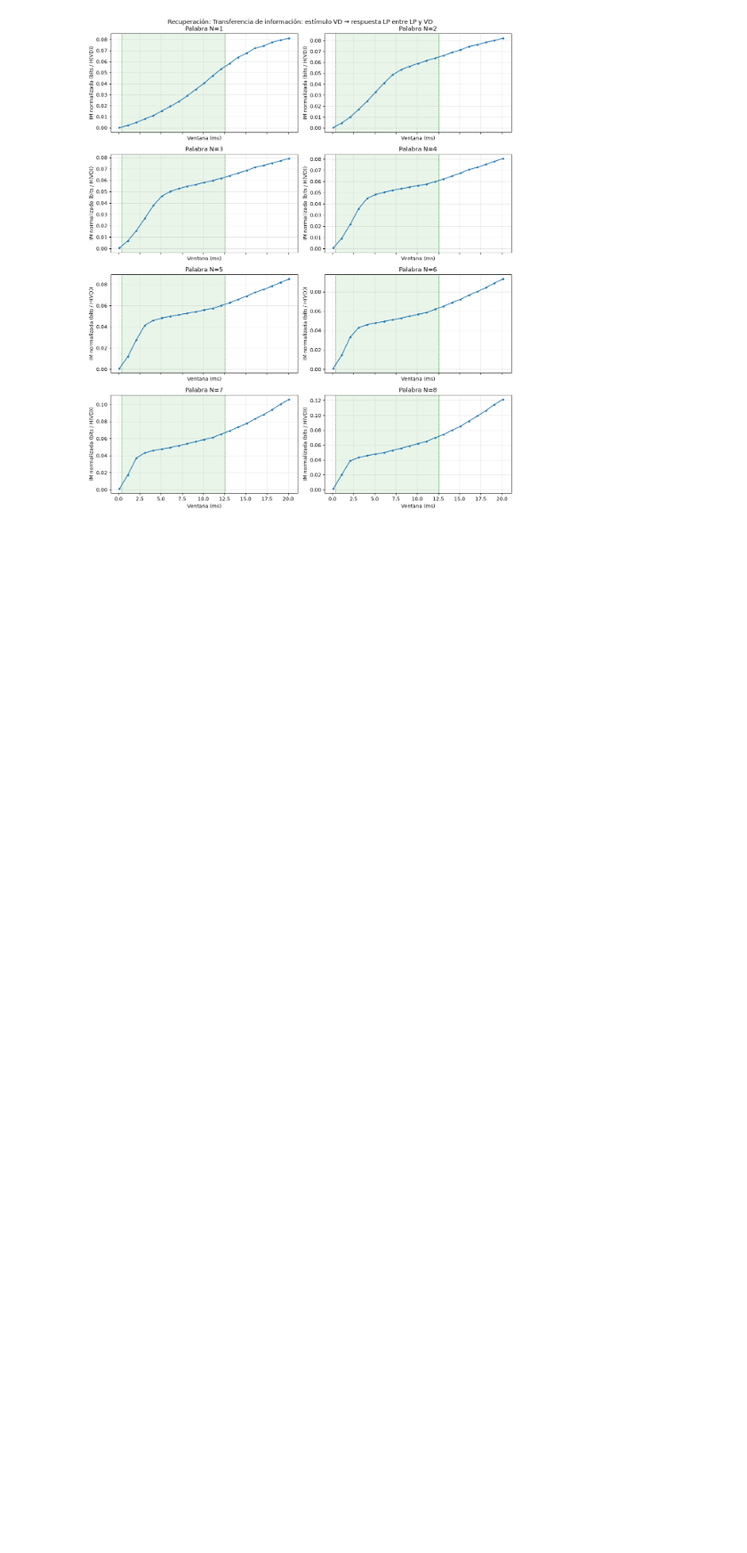
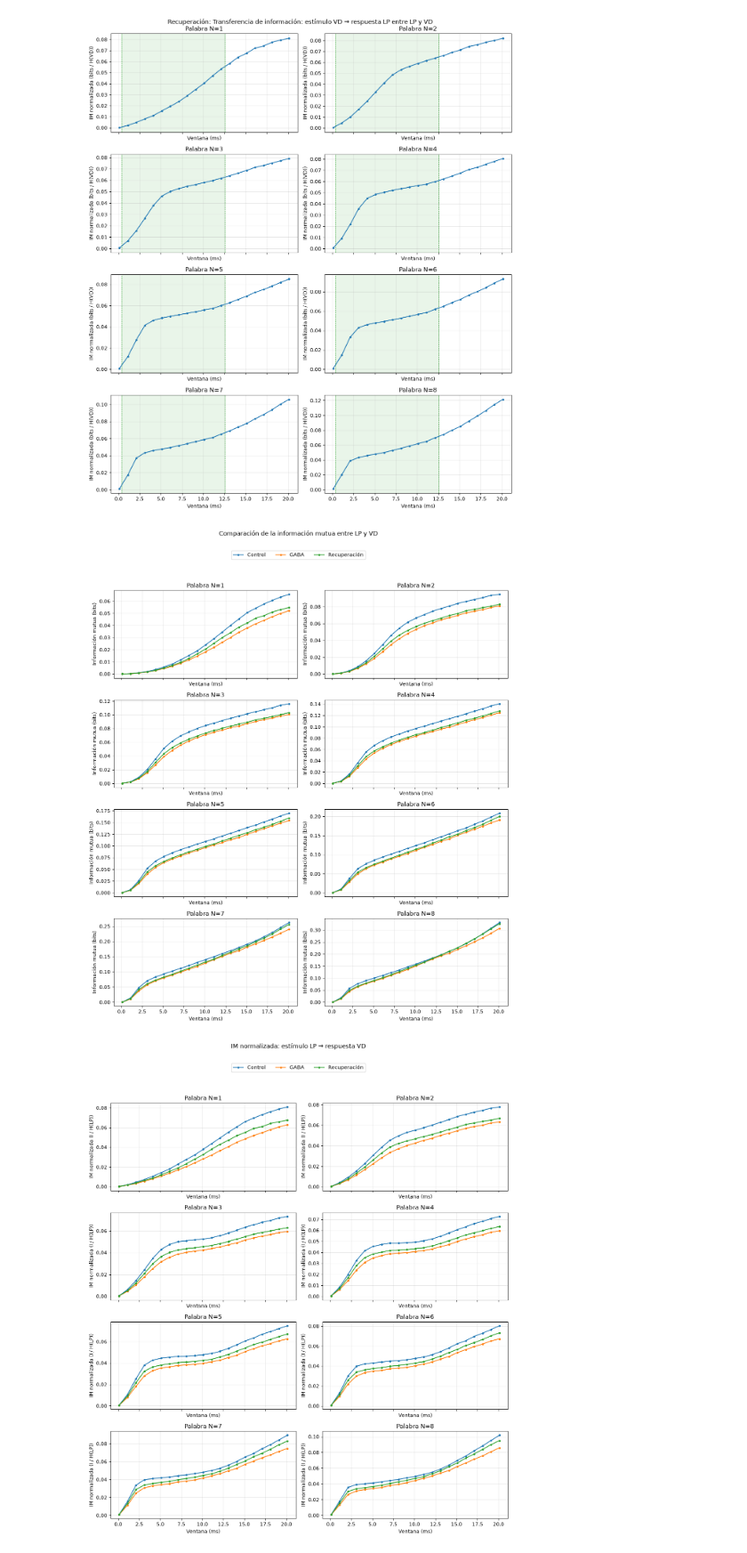
Before and after one commit to jjruedam/practicas_TI, a Jupyter notebook: Informe.ipynb, the cells around one changed output. Shown at 89% size. Drawn from its saved outputs; the diff is of its cells as text; code cells hidden in the pictures; blank space fills up the shorter version.

```diff
--- a/Informe.ipynb
+++ b/Informe.ipynb
@@ -329,3 +326,16 @@ plot_experiment_sweep(
 [figure]
 [figure]
 [figure]
+# %%
+from EventExperiment import plot_comparative_mutual_information
+
+plot_comparative_mutual_information(
+    {
+        "Control": control_experiment_paths,
+        "GABA": gaba_experiment_paths,
+        "Recuperación": recovery_experiment_paths,
+    }
+)
+# %% [output]
+[figure, added]
+[figure, added]
```
Also changed, not shown: parts of 2 cells of this notebook, 2 other files.
